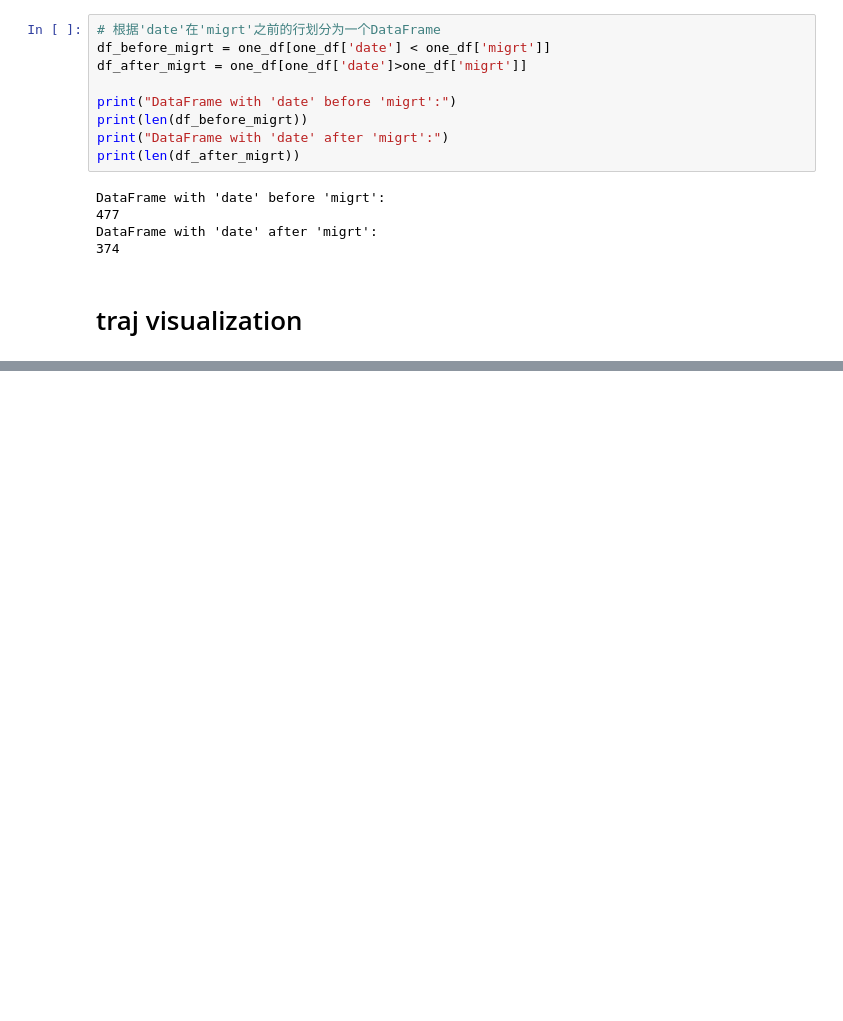
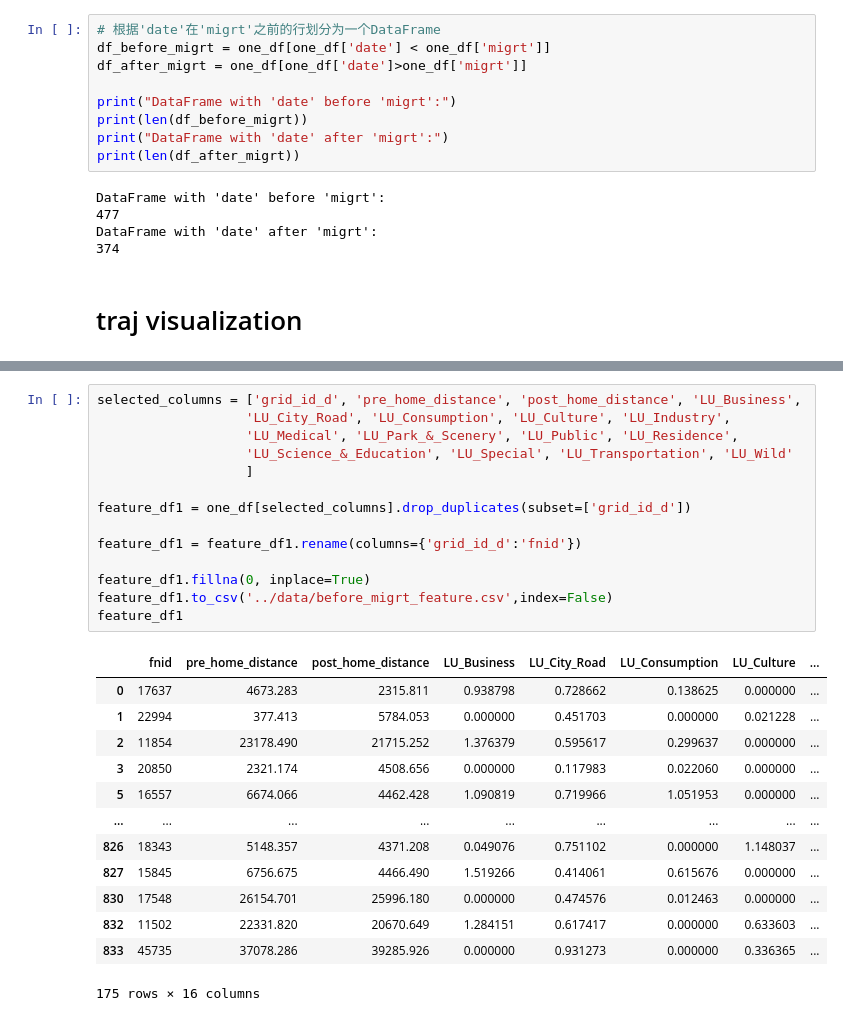
Before and after one commit to BoyangL1/sbirl-spatial-cognition, a Jupyter notebook: move_chain/traj_visual.ipynb, the cells around one changed output, grey strips where cells are left out. Cells and saved outputs as stored; diff of their text form; blank space fills up the shorter version.

```diff
--- a/move_chain/traj_visual.ipynb
+++ b/move_chain/traj_visual.ipynb
@@ -247,0 +239,28 @@ home_distance_after
+# %%
+selected_columns = ['grid_id_d', 'pre_home_distance', 'post_home_distance', 'LU_Business',
+                   'LU_City_Road', 'LU_Consumption', 'LU_Culture', 'LU_Industry',
+                   'LU_Medical', 'LU_Park_&_Scenery', 'LU_Public', 'LU_Residence',
+                   'LU_Science_&_Education', 'LU_Special', 'LU_Transportation', 'LU_Wild'
+                   ]
+
+feature_df1 = one_df[selected_columns].drop_duplicates(subset=['grid_id_d'])
+
+feature_df1 = feature_df1.rename(columns={'grid_id_d':'fnid'})
+
+feature_df1.fillna(0, inplace=True)
+feature_df1.to_csv('../data/before_migrt_feature.csv',index=False)
+feature_df1
+# %% [output]
+|  | fnid | pre_home_distance | post_home_distance | LU_Business | LU_City_Road | LU_Consumption | LU_Culture | ... |
+| 0 | 17637 | 4673.283 | 2315.811 | 0.938798 | 0.728662 | 0.138625 | 0.000000 | ... |
+| 1 | 22994 | 377.413 | 5784.053 | 0.000000 | 0.451703 | 0.000000 | 0.021228 | ... |
+| 2 | 11854 | 23178.490 | 21715.252 | 1.376379 | 0.595617 | 0.299637 | 0.000000 | ... |
+| 3 | 20850 | 2321.174 | 4508.656 | 0.000000 | 0.117983 | 0.022060 | 0.000000 | ... |
+| 5 | 16557 | 6674.066 | 4462.428 | 1.090819 | 0.719966 | 1.051953 | 0.000000 | ... |
+| ... | ... | ... | ... | ... | ... | ... | ... | ... |
+| 826 | 18343 | 5148.357 | 4371.208 | 0.049076 | 0.751102 | 0.000000 | 1.148037 | ... |
+| 827 | 15845 | 6756.675 | 4466.490 | 1.519266 | 0.414061 | 0.615676 | 0.000000 | ... |
+| 830 | 17548 | 26154.701 | 25996.180 | 0.000000 | 0.474576 | 0.012463 | 0.000000 | ... |
+| 832 | 11502 | 22331.820 | 20670.649 | 1.284151 | 0.617417 | 0.000000 | 0.633603 | ... |
+| 833 | 45735 | 37078.286 | 39285.926 | 0.000000 | 0.931273 | 0.000000 | 0.336365 | ... |
+175 rows × 16 columns
```
Also changed, not shown: parts of 14 cells of this notebook, 1 other file.
